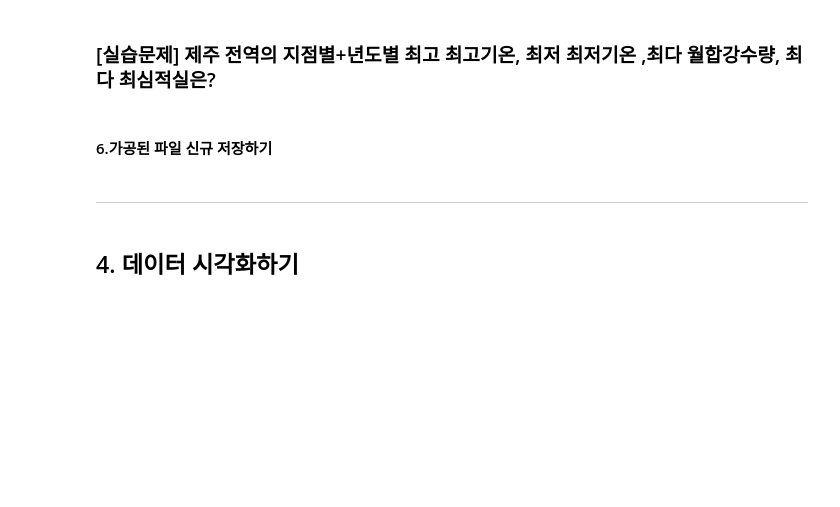
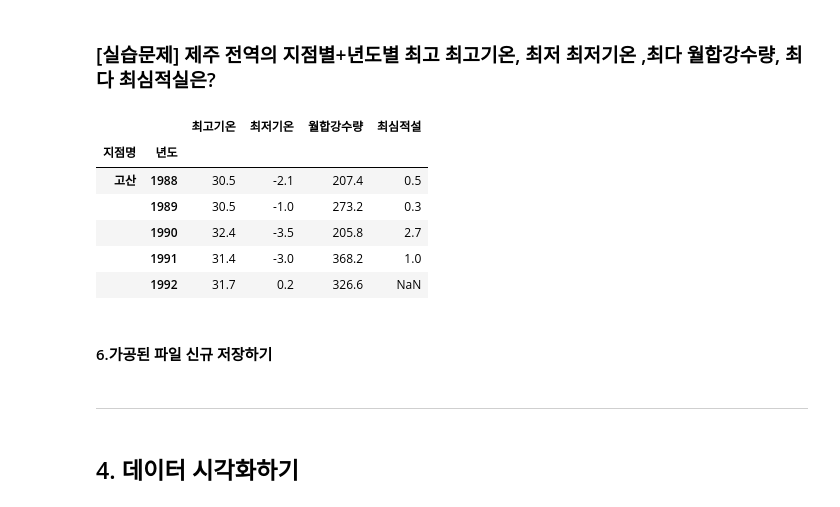
Before and after one commit to harujem/dataAnalysis, a Jupyter notebook: 2_데이터분석_03_공공데이터_기상청날씨_배포.ipynb, the cells around one changed output. Saved outputs shown, nothing was run; the diff lists cells and outputs as text; code cells hidden in the pictures; blank space fills up the shorter version.

```diff
--- a/2_데이터분석_03_공공데이터_기상청날씨_배포.ipynb
+++ b/2_데이터분석_03_공공데이터_기상청날씨_배포.ipynb
@@ -520,12 +690,20 @@ df.groupby(['지점명','년도']).aggregate({'월합강수량':'max'})
 # %%
 df2 = df.query(" 지점명 in ('고산','서귀포','성산','성산포','제주') ")
 df2 = df2.groupby(['지점명','년도']).aggregate({'최고기온':'max',
                                           '최저기온':'min',
                                           '월합강수량':'max',
                                           '최심적설':'max'})
 
-df2.to_csv('data/제주-년도별-날씨정보.csv', encoding='cp949')
-df2
+df2.to_csv('./제주-년도별-날씨정보.csv', encoding='utf-8') # utf-8: 코랩으로 볼때, cp949: 한글파일로 볼때
+df2.head()
+# %% [output]
+|  |  | 최고기온 | 최저기온 | 월합강수량 | 최심적설 |
+| 지점명 | 년도 |  |  |  |  |
+| 고산 | 1988 | 30.5 | -2.1 | 207.4 | 0.5 |
+|  | 1989 | 30.5 | -1.0 | 273.2 | 0.3 |
+|  | 1990 | 32.4 | -3.5 | 205.8 | 2.7 |
+|  | 1991 | 31.4 | -3.0 | 368.2 | 1.0 |
+|  | 1992 | 31.7 | 0.2 | 326.6 | NaN |
 # %% [markdown]
 #### 6.가공된 파일 신규 저장하기
 # %%
```
Also changed, not shown: parts of 24 cells of this notebook.
